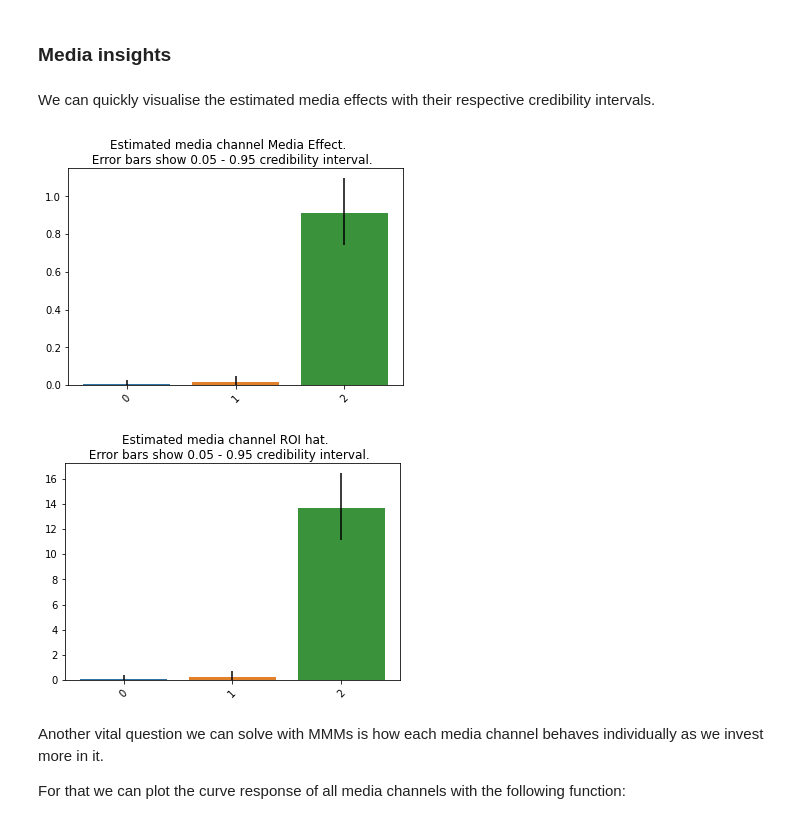
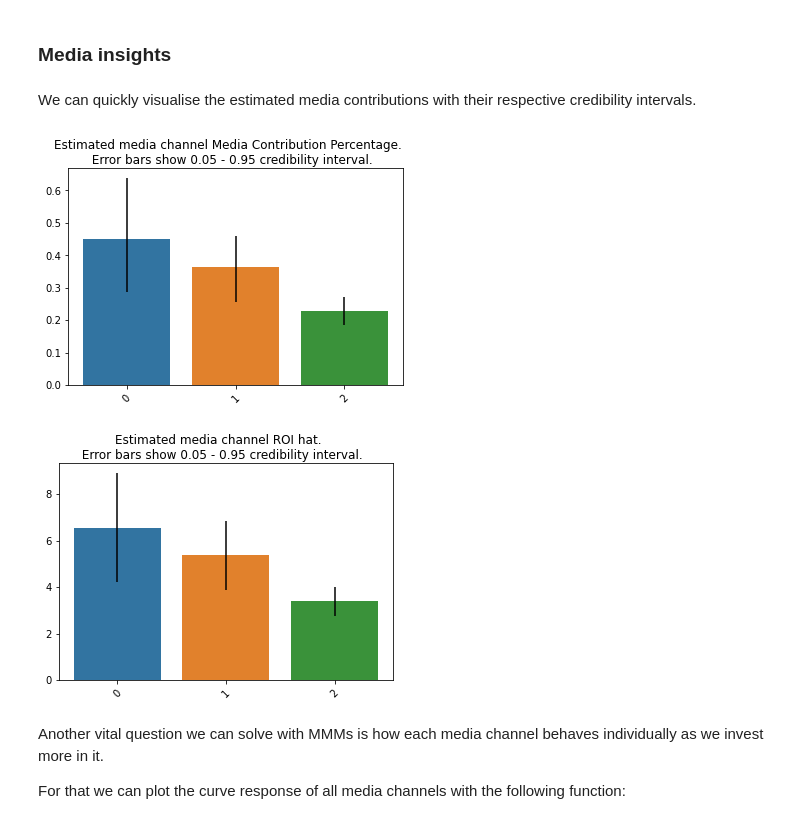
Before and after one commit to google/lightweight_mmm, a Jupyter notebook: examples/end_to_end_demo_with_multiple_geos.ipynb, the cells around one changed output. Drawn from its saved outputs; the diff is of its cells as text; code cells hidden in the pictures.

```diff
--- a/examples/end_to_end_demo_with_multiple_geos.ipynb
+++ b/examples/end_to_end_demo_with_multiple_geos.ipynb
@@ -197,18 +197,18 @@ plot.plot_out_of_sample_model_fit(out_of_sample_predictions=new_predictions,
 # %% [markdown]
 ### Media insights
 # %%
-media_effect, roi_hat = mmm.get_posterior_metrics(target_scaler=target_scaler, cost_scaler=cost_scaler)
+media_contribution, roi_hat = mmm.get_posterior_metrics(target_scaler=target_scaler, cost_scaler=cost_scaler)
 # %% [markdown]
-We can quickly visualise the estimated media effects with their respective
+We can quickly visualise the estimated media contributions with their respective
 credibility intervals.
 # %%
-plot.plot_bars_media_metrics(metric=media_effect, metric_name="Media Effect")
+plot.plot_bars_media_metrics(metric=media_contribution, metric_name="Media Contribution Percentage")
 # %% [output]
-[figure, old version]
+[figure, new version]
 # %%
 plot.plot_bars_media_metrics(metric=roi_hat, metric_name="ROI hat")
 # %% [output]
-[figure, old version]
+[figure, new version]
 # %% [markdown]
 Another vital question we can solve with MMMs is how each media channel behaves
 individually as we invest more in it.
```
Also changed, not shown: parts of 10 cells of this notebook, 4 other files.
